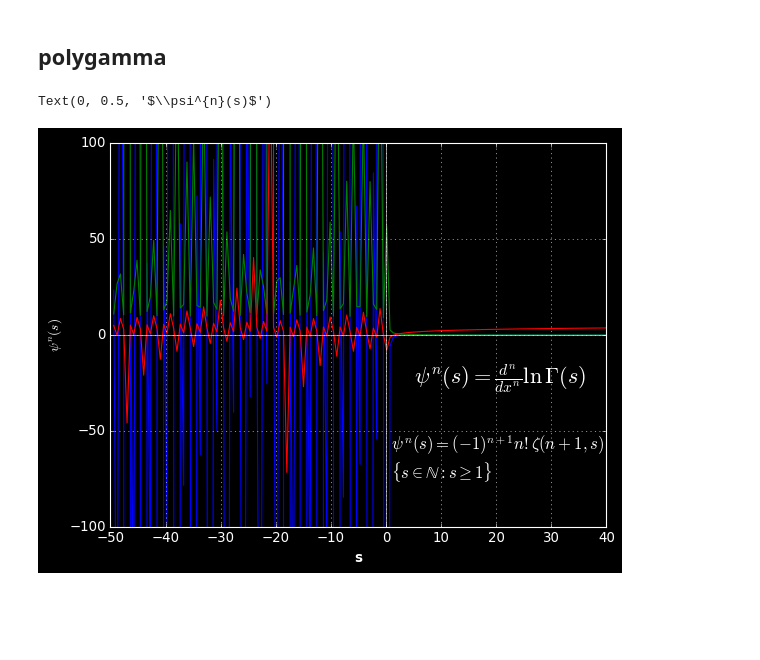
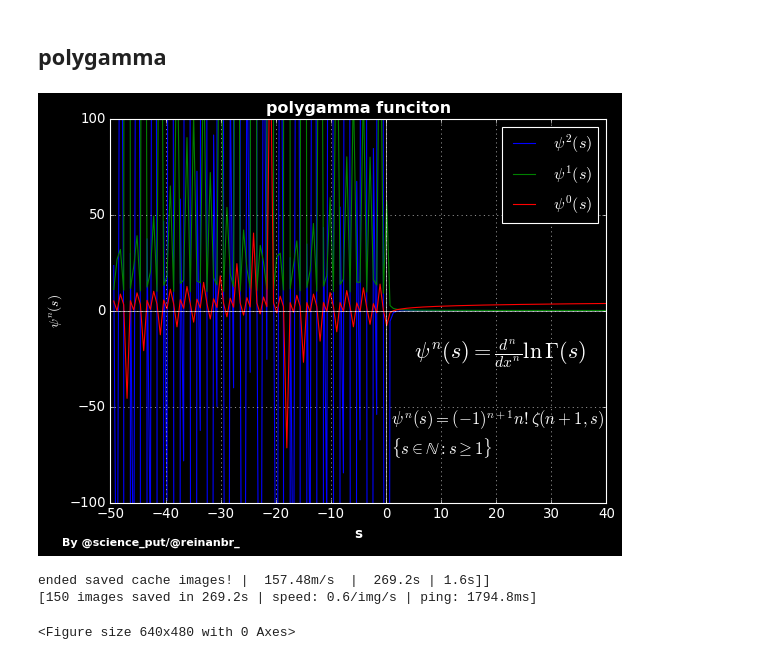
Before and after one commit to reinanbr/animatPlot, a Jupyter notebook: gamma_functions.ipynb, the cells around one changed output. Cells and saved outputs as stored; diff of their text form; code cells hidden in the pictures; blank space fills up the shorter version.

```diff
--- a/gamma_functions.ipynb
+++ b/gamma_functions.ipynb
@@ -189,25 +189,65 @@ plt.style.use('dark_background')
 # %%
 s = np.linspace(-50,40,150)
 p0 = special.polygamma(0,s)
 p1 = special.polygamma(1,s)
 p2 = special.polygamma(2,s)
 
-plt.plot(s,p2,linewidth=1,c='blue')
-plt.plot(s,p1,linewidth=1,c='green')
-plt.plot(s,p0,linewidth=1,c='red')
+plt.plot(s,p2,linewidth=1,c='blue',label=r'$\psi^{2}(s)$')
+plt.plot(s,p1,linewidth=1,c='green',label=r'$\psi^{1}(s)$')
+plt.plot(s,p0,linewidth=1,c='red',label=r'$\psi^{0}(s)$')
 plt.ylim(-100,100)
+plt.xlim((-50,40))
 
 plt.annotate(r'$\psi^{n}(s)=\frac{d^{n}}{dx^{n}}\ln\Gamma(s)$',xy=(5,-25),size=20,fontweight='bold')
 
 plt.annotate(r'$\psi^{n}(s)=(-1)^{n+1}n!\zeta(n+1,s)$'+'\n'+'$\{s \in \mathbb{N} : s \geq 1\}$',xy=(1,-75),size=15,fontweight='bold')
 
-plt
+plt.title('polygamma funciton',fontweight='bold')
 plt.axhline(y=0,color='white',linewidth=.5)
 plt.axvline(x=0,color='white',linewidth=.5)
 plt.grid(lw=.5,ls=':')
 plt.xlabel('s',fontweight='bold')
 plt.ylabel(r'$\psi^{n}(s)$')
-plt.savefig('polygamma.png',dpi=900)
+
+plt.legend()
+
+plt.text(0.05, 0.01,r'By @science_put/@reinanbr_', fontsize=10, fontweight='bold', transform=plt.gcf().transFigure)
+
+plt.savefig('polygamma.png',dpi=800)
 # %% [output]
-Text(0, 0.5, '$\\psi^{n}(s)$')
-[figure, old version]
+[figure, new version]
+# %%
+def call_poly(x,plt):
+    i=len(x)
+
+    plt.plot(s[:i],p2[:i],linewidth=1,c='blue',label=r'$\psi^{2}(s)$')
+    plt.plot(s[:i],p1[:i],linewidth=1,c='green',label=r'$\psi^{1}(s)$')
+    plt.plot(s[:i],p0[:i],linewidth=1,c='red',label=r'$\psi^{0}(s)$')
+    plt.ylim(-100,100)
+    plt.xlim((-50,40))
+
+    plt.annotate(r'$\psi^{n}(s)=\frac{d^{n}}{dx^{n}}\ln\Gamma(s)$',xy=(5,-25),size=20,fontweight='bold')
+
+    plt.annotate(r'$\psi^{n}(s)=(-1)^{n+1}n!\zeta(n+1,s)$'+'\n'+'$\{s \in \mathbb{N} : s \geq 1\}$',xy=(1,-75),size=15,fontweight='bold')
+
+    plt.title(r'Função Poligama $\psi^{n}(s)$',fontweight='bold')
+    plt.axhline(y=0,color='white',linewidth=.5)
+    plt.axvline(x=0,color='white',linewidth=.5)
+    plt.grid(lw=.5,ls=':')
+    plt.xlabel('s',fontweight='bold')
+    plt.ylabel(r'$\psi^{n}(s)$')
+
+    plt.text(0.05, 0.01,r'By @science_put/@reinanbr_', fontsize=10, fontweight='bold', transform=plt.gcf().transFigure)
+
+
+    plt.legend()
+    return plt
+
+
+animat_polygamma = ap(s,callplot=call_poly)
+animat_polygamma.render_cache()
+animat_polygamma.render_mp4('poly.mp4')
+# %% [output]
+ended saved cache images! |  157.48m/s  |  269.2s | 1.6s]]
+[150 images saved in 269.2s | speed: 0.6/img/s | ping: 1794.8ms]
+<Figure size 640x480 with 0 Axes>
```
Also changed, not shown: 3 other files.
